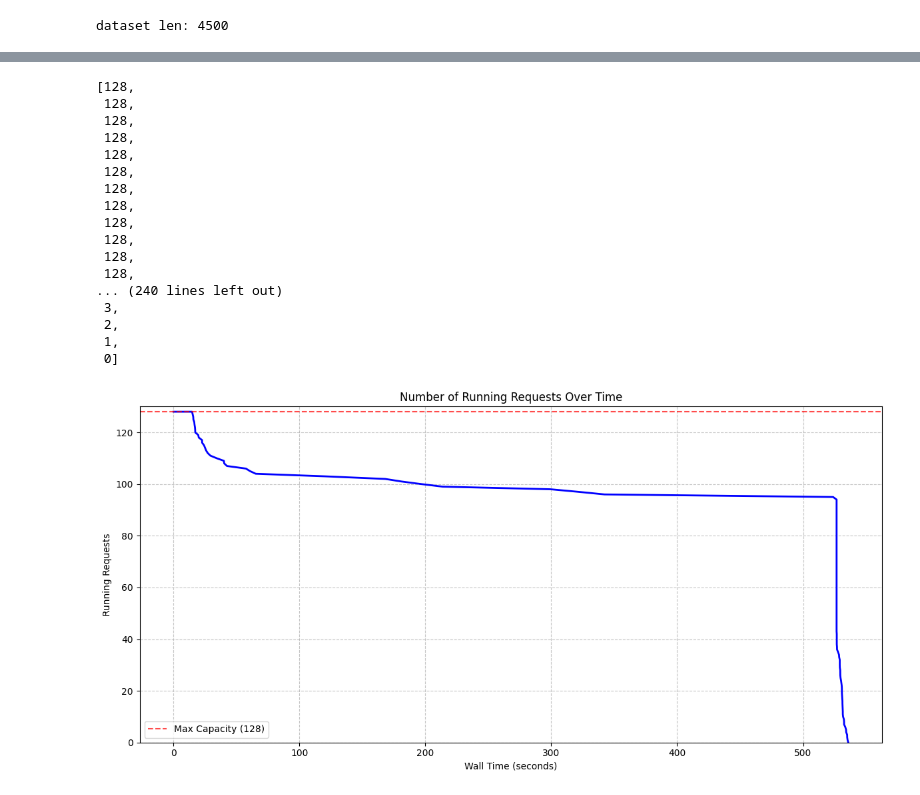
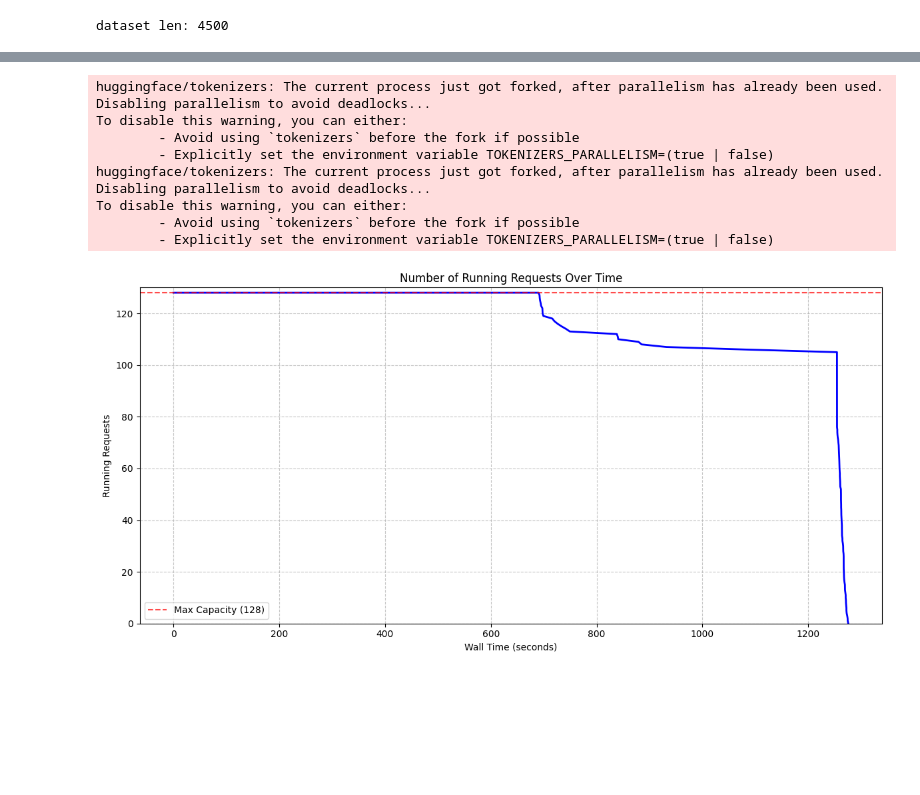
Before and after one commit to ExtremeViscent/verl, a Jupyter notebook: scripts/test_gen.ipynb, the cells around one changed output, grey strips where cells are left out. Drawn from its saved outputs; the diff is of its cells as text; code cells hidden in the pictures; blank space fills up the shorter version.

```diff
--- a/scripts/test_gen.ipynb
+++ b/scripts/test_gen.ipynb
@@ -15,6 +15,6 @@ WARNING 05-09 17:35:30 rocm.py:33] `fork` method is not supported by ROCm. VLLM_
 # %%
 engine = CustomEngine(
-    model_path='meta-llama/Llama-3.1-8B-Instruct',
+    model_path='/tmp/Llama3.1-8B-step320-merged',
     dtype=torch.bfloat16,
     mem_fraction_static=0.4,
     base_gpu_id=0,
@@ -235,7 +235,7 @@ sampling_params = {
         'skip_special_tokens': True,
     }
 rids = []
-for i in range(0, 256):
+for i in range(0, 512):
     data = dataset[i]
     input_ids.append(data['input_ids'].tolist())
     rids.append(f'req{str(uuid4().hex)[:8]}_nid{str(uuid4().hex)[:8]}')
@@ -244,7 +244,7 @@ output, queue_stat = engine.custom_generate(
     input_ids=input_ids,
     sampling_params=sampling_params,
     rid=rids,
-    num_returns=256,
+    num_returns=512,
     return_logprob=True,
 )
 # %% [output]
@@ -275,23 +272,3 @@ queue_stat
-# %%
-running_requests
-# %% [output]
-[128,
- 128,
- 128,
- 128,
- 128,
- 128,
- 128,
- 128,
- 128,
- 128,
- 128,
- 128,
-... (240 lines left out)
- 3,
- 2,
- 1,
- 0]
 # %%
 import matplotlib.pyplot as plt
 import numpy as np
@@ -306,35 +283,43 @@ relative_times = [t - start_time for t in timestamps]
 
 # Calculate running requests (128 + remaining requests beyond 128)
 # If remaining requests > 128, then we're at max capacity (128)
 # Otherwise, we calculate 256 - remaining to get current running
 running_requests = []
-total_requests = 256
+total_requests = 512
 
 for remaining in remaining_requests:
     if remaining > 128:
         # We're at max capacity (128 running)
         running_requests.append(128)
     else:
         # Calculate actual running requests
         running_requests.append(remaining)
 
 # Create the plot
 plt.figure(figsize=(12, 6))
 plt.plot(relative_times, running_requests, 'b-', linewidth=2)
 plt.xlabel('Wall Time (seconds)')
 plt.ylabel('Running Requests')
 plt.title('Number of Running Requests Over Time')
 plt.grid(True, linestyle='--', alpha=0.7)
 plt.ylim(0, 130)  # Set y-axis limits with a little headroom above 128
 
 # Add horizontal line at max capacity (128)
 plt.axhline(y=128, color='r', linestyle='--', alpha=0.7, label='Max Capacity (128)')
 
 plt.legend()
 plt.tight_layout()
 plt.show()
 # %% [output]
+huggingface/tokenizers: The current process just got forked, after parallelism has already been used. Disabling parallelism to avoid deadlocks...
+To disable this warning, you can either:
+        - Avoid using `tokenizers` before the fork if possible
+        - Explicitly set the environment variable TOKENIZERS_PARALLELISM=(true | false)
+huggingface/tokenizers: The current process just got forked, after parallelism has already been used. Disabling parallelism to avoid deadlocks...
+To disable this warning, you can either:
+        - Avoid using `tokenizers` before the fork if possible
+        - Explicitly set the environment variable TOKENIZERS_PARALLELISM=(true | false)
-[figure, old version]
+[figure, new version]
 # %%
 import matplotlib.pyplot as plt
 import seaborn as sns
```
Also changed, not shown: parts of 10 cells of this notebook, 2 other files.
